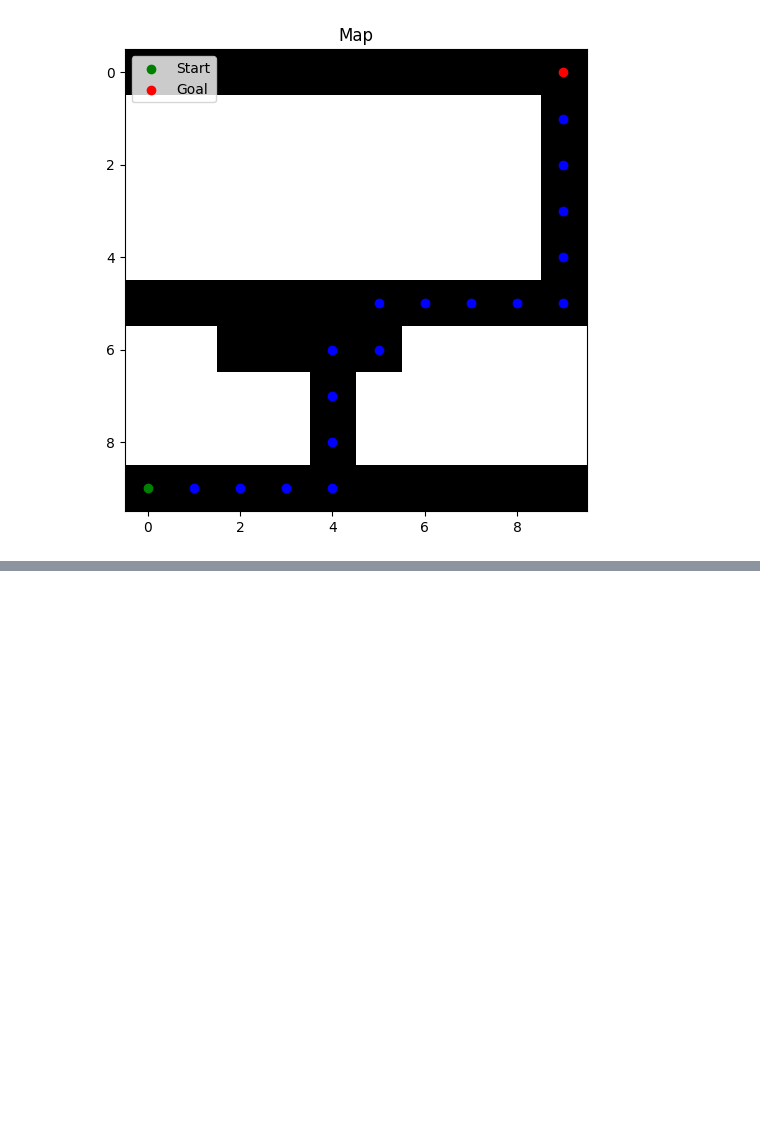
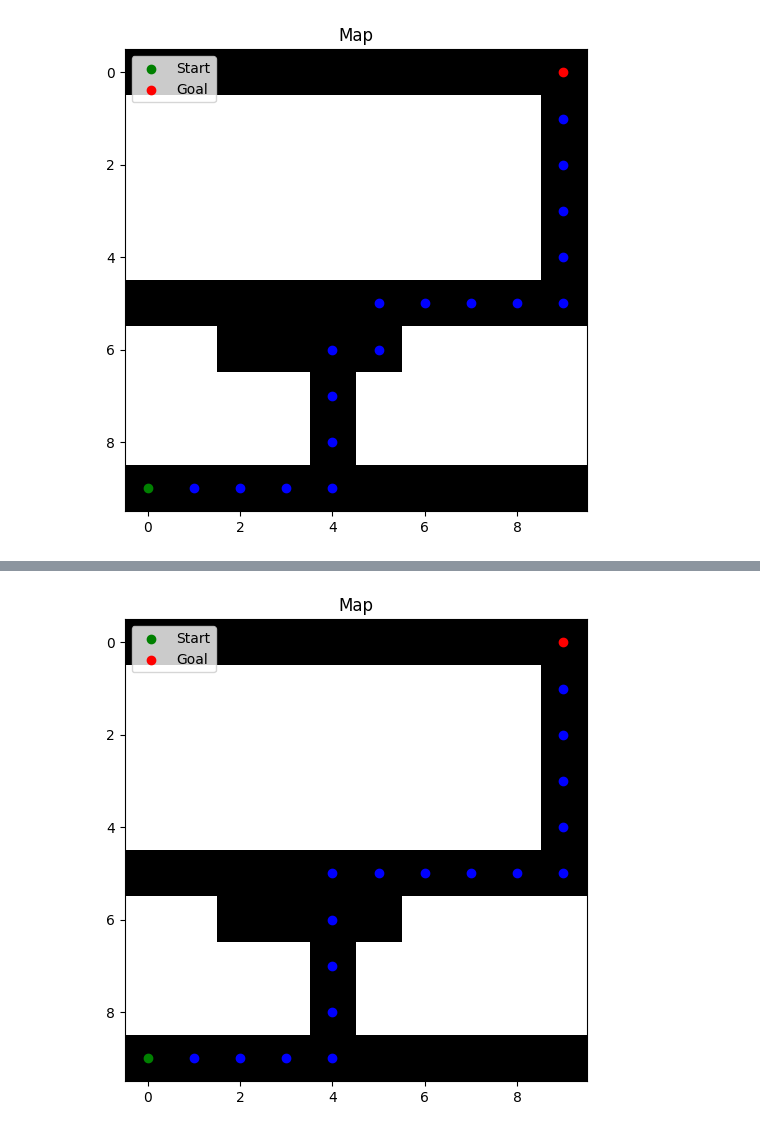
Before and after one commit to Anas-Ah25/Autonomous-Vehicle-Navigation, a Jupyter notebook: CSAI301_Project_Phase1.ipynb, the cells around one changed output, grey strips where cells are left out. Cells and saved outputs as stored; diff of their text form; code cells hidden in the pictures; blank space fills up the shorter version.

```diff
--- a/CSAI301_Project_Phase1.ipynb
+++ b/CSAI301_Project_Phase1.ipynb
@@ -107,0 +153,24 @@ plt.show()
+# %%
+# --------------------------------------  DFS ---------------------------------------------------------
+def dfs(grid, start, goal):
+    stack = [start]
+    visited = set()
+    parent = {}
+    parent[start] = None
+    while stack:
+        current = stack.pop()
+        if current == goal:
+            break
+        visited.add(current)
+        for i, j in Moves:
+            new_x, new_y = current[0] + i, current[1] + j
+            if 0 <= new_x < grid.shape[0] and 0 <= new_y < grid.shape[1] and grid[new_x, new_y] == 1 and (new_x, new_y) not in visited:
+                stack.append((new_x, new_y))
+                visited.add((new_x, new_y))
+                parent[(new_x, new_y)] = current
+    path = []
+    while current:
+        path.append(current)
+        current = parent[current]
+    return path[::-1]
+path_dfs = dfs(grid,start,goal)
@@ -107,0 +199,13 @@ plt.show()
+# %%
+plt.figure(figsize=(6, 6))
+plt.imshow(grid, cmap="gray_r")
+plt.scatter(start[1], start[0], color="green", label="Start")
+plt.scatter(goal[1], goal[0], color="red", label="Goal")
+path = np.array(path)
+for i in range(1,len(path_dfs)-1):
+    plt.scatter(path_dfs[i][1], path_dfs[i][0], color="blue")
+plt.legend()
+plt.title("Map")
+plt.show()
+# %% [output]
+[figure, added]
```
Also changed, not shown: parts of 12 cells of this notebook.
